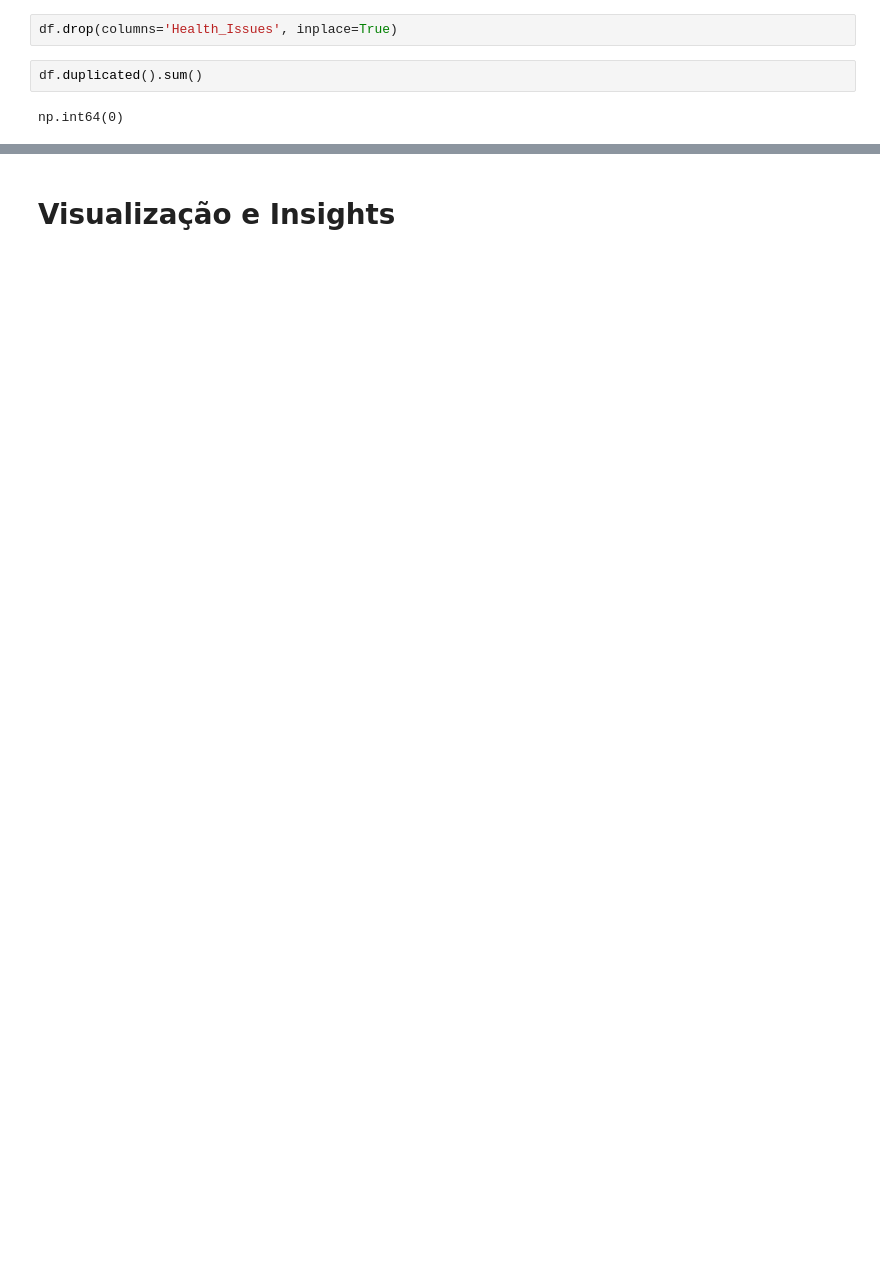
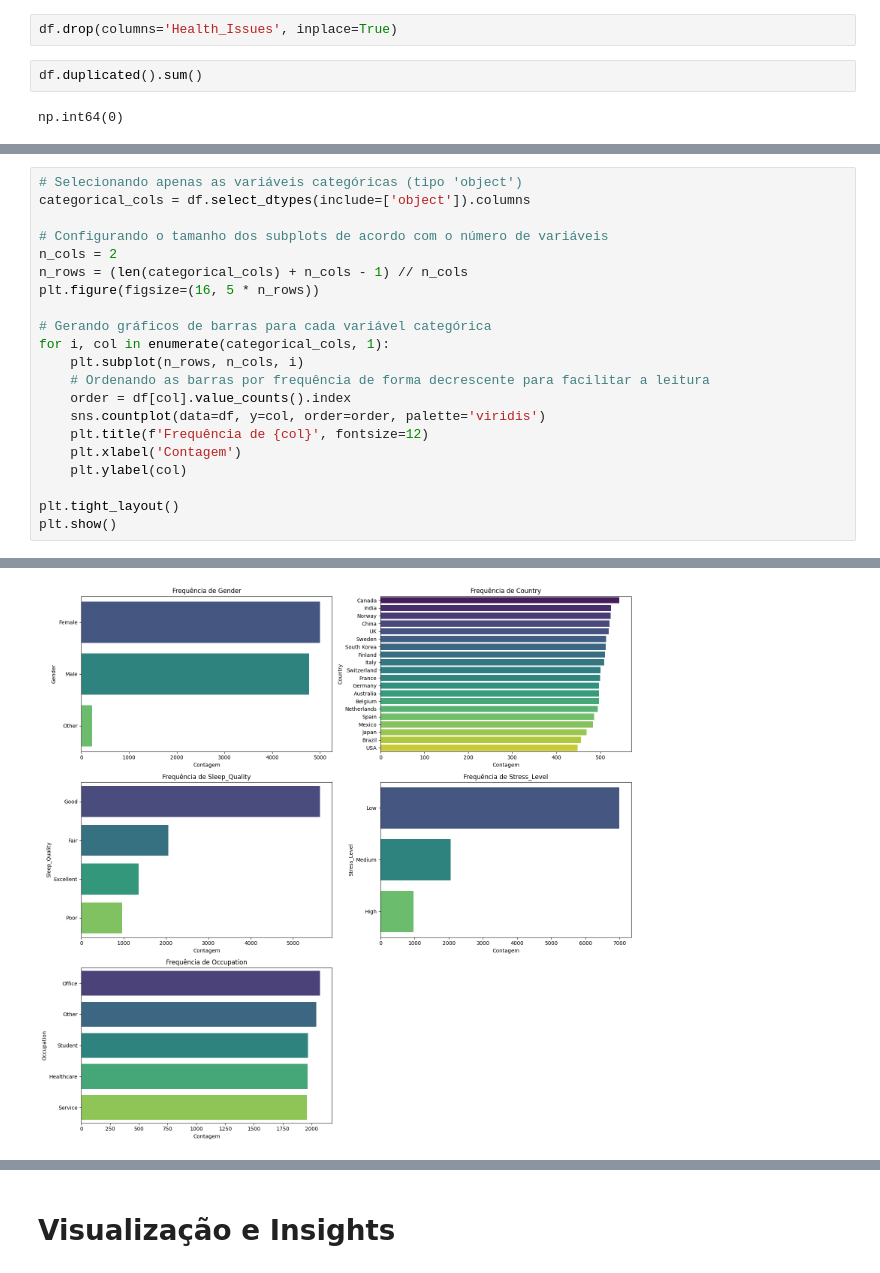
Before and after one commit to vitorcaldas/coffee_health, a Jupyter notebook: coffee_health.ipynb, the cells around one changed output, grey strips where cells are left out. Saved outputs shown, nothing was run; the diff lists cells and outputs as text; blank space fills up the shorter version.

```diff
--- a/coffee_health.ipynb
+++ b/coffee_health.ipynb
@@ -86,0 +156,22 @@ np.int64(0)
+# %%
+# Selecionando apenas as variáveis categóricas (tipo 'object')
+categorical_cols = df.select_dtypes(include=['object']).columns
+
+# Configurando o tamanho dos subplots de acordo com o número de variáveis
+n_cols = 2
+n_rows = (len(categorical_cols) + n_cols - 1) // n_cols
+plt.figure(figsize=(16, 5 * n_rows))
+
+# Gerando gráficos de barras para cada variável categórica
+for i, col in enumerate(categorical_cols, 1):
+    plt.subplot(n_rows, n_cols, i)
+    # Ordenando as barras por frequência de forma decrescente para facilitar a leitura
+    order = df[col].value_counts().index
+    sns.countplot(data=df, y=col, order=order, palette='viridis')
+    plt.title(f'Frequência de {col}', fontsize=12)
+    plt.xlabel('Contagem')
+    plt.ylabel(col)
+
+plt.tight_layout()
+plt.show()
+# %% [output]
@@ -86,0 +197 @@ np.int64(0)
+[figure, added]
```
Also changed, not shown: parts of 57 cells of this notebook.
